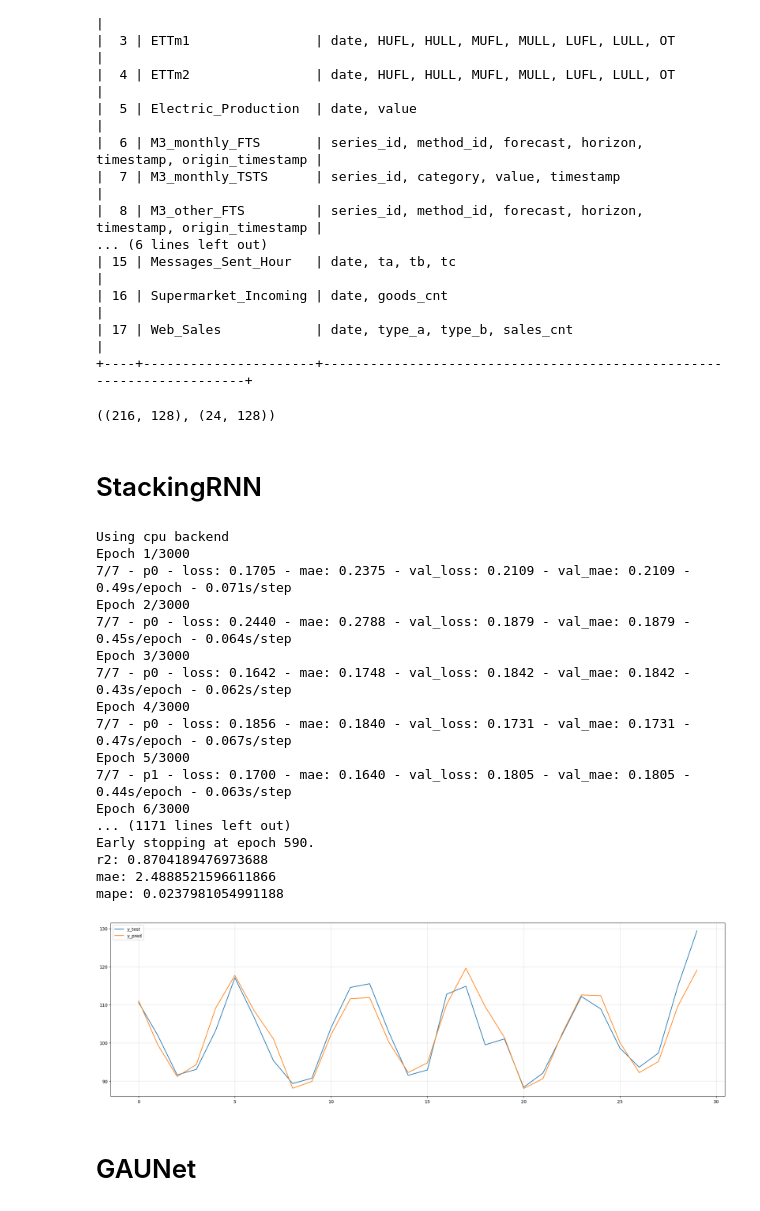
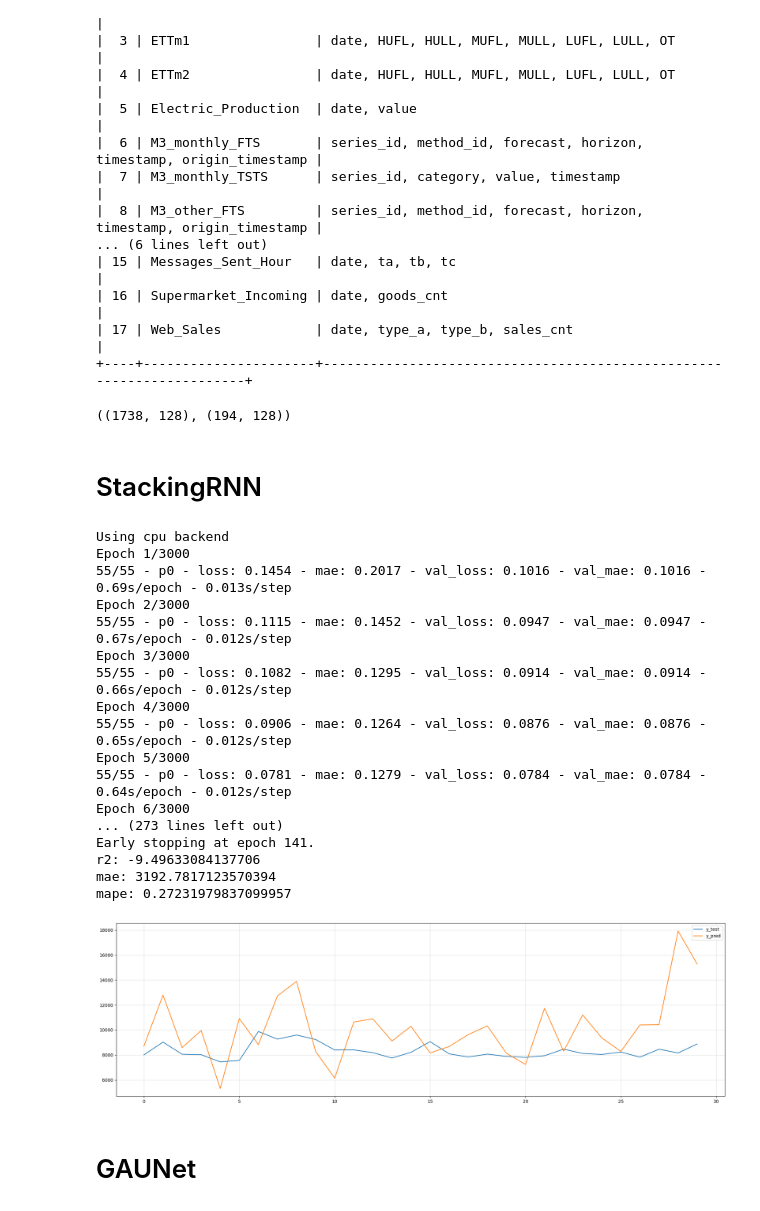
Before and after one commit to BirchKwok/spinesTS, a Jupyter notebook: examples/nn.ipynb, the cells around one changed output. Drawn from its saved outputs; the diff is of its cells as text; code cells hidden in the pictures.

```diff
--- a/examples/nn.ipynb
+++ b/examples/nn.ipynb
@@ -36,13 +36,13 @@ series_data = BuiltInSeriesData()
 | 17 | Web_Sales            | date, type_a, type_b, sales_cnt                                      |
 +----+----------------------+----------------------------------------------------------------------+
 # %%
-cs = series_data['Electric_Production']
+cs = series_data['Web_Sales']
 
-x_train, x_test, y_train, y_test = split_series(cs['value'], cs['value'], 128, 30, train_size=0.9)
+x_train, x_test, y_train, y_test = split_series(cs['type_a'], cs['type_a'], 128, 30, train_size=0.9)
 # %%
 x_train.shape, x_test.shape
 # %% [output]
-((216, 128), (24, 128))
+((1738, 128), (194, 128))
 # %%
 from sklearn.preprocessing import MinMaxScaler
 
@@ -55,39 +55,38 @@ y_train = scaler2.fit_transform(y_train)
 y_test = scaler2.transform(y_test)
 # %% [markdown]
 # StackingRNN
-# %%
-# selu在attention后
-model = StackingRNN(128, 30, random_seed=42, loss_fn='mae', learning_rate=0.001, dropout=0.1,
-                    stack_num=4, num_layers=1, bidirectional=True, device='cpu')
-model.fit(x_train, y_train, eval_set=(x_test, y_test), batch_size=32,
-             min_delta=0, patience=100, epochs=3000, verbose=True, lr_scheduler=None)
-y_pred_inverse = scaler2.inverse_transform(model.predict(x_test))
-
-y_test_inverse = scaler2.inverse_transform(y_test)
-
-print(f"r2: {r2_score(y_test_inverse.T, y_pred_inverse.T)}")
-print(f"mae: {mean_absolute_error(y_test_inverse, y_pred_inverse)}")
-print(f"mape: {mean_absolute_percentage_error(y_test_inverse, y_pred_inverse)}")
-a = plot2d(y_test_inverse, y_pred_inverse, eval_slices='[-1]', labels=['y_test', 'y_pred'], figsize=(20, 6))
-# %% [output]
-Using cpu backend
-Epoch 1/3000
-7/7 - p0 - loss: 0.1705 - mae: 0.2375 - val_loss: 0.2109 - val_mae: 0.2109 - 0.49s/epoch - 0.071s/step
-Epoch 2/3000
-7/7 - p0 - loss: 0.2440 - mae: 0.2788 - val_loss: 0.1879 - val_mae: 0.1879 - 0.45s/epoch - 0.064s/step
-Epoch 3/3000
-7/7 - p0 - loss: 0.1642 - mae: 0.1748 - val_loss: 0.1842 - val_mae: 0.1842 - 0.43s/epoch - 0.062s/step
-Epoch 4/3000
-7/7 - p0 - loss: 0.1856 - mae: 0.1840 - val_loss: 0.1731 - val_mae: 0.1731 - 0.47s/epoch - 0.067s/step
-Epoch 5/3000
-7/7 - p1 - loss: 0.1700 - mae: 0.1640 - val_loss: 0.1805 - val_mae: 0.1805 - 0.44s/epoch - 0.063s/step
-Epoch 6/3000
-... (1171 lines left out)
-Early stopping at epoch 590.
-r2: 0.8704189476973688
-mae: 2.4888521596611866
-mape: 0.0237981054991188
-[figure, removed]
+# %%
+model = StackingRNN(128, 30, random_seed=42, loss_fn='mae', learning_rate=0.001, dropout=0.1,
+                    device='cpu')
+model.fit(x_train, y_train, eval_set=(x_test, y_test), batch_size=32,
+             min_delta=0, patience=100, epochs=3000, verbose=True, lr_scheduler=None)
+y_pred_inverse = scaler2.inverse_transform(model.predict(x_test))
+
+y_test_inverse = scaler2.inverse_transform(y_test)
+
+print(f"r2: {r2_score(y_test_inverse.T, y_pred_inverse.T)}")
+print(f"mae: {mean_absolute_error(y_test_inverse, y_pred_inverse)}")
+print(f"mape: {mean_absolute_percentage_error(y_test_inverse, y_pred_inverse)}")
+a = plot2d(y_test_inverse, y_pred_inverse, eval_slices='[-1]', labels=['y_test', 'y_pred'], figsize=(20, 6))
+# %% [output]
+Using cpu backend
+Epoch 1/3000
+55/55 - p0 - loss: 0.1454 - mae: 0.2017 - val_loss: 0.1016 - val_mae: 0.1016 - 0.69s/epoch - 0.013s/step
+Epoch 2/3000
+55/55 - p0 - loss: 0.1115 - mae: 0.1452 - val_loss: 0.0947 - val_mae: 0.0947 - 0.67s/epoch - 0.012s/step
+Epoch 3/3000
+55/55 - p0 - loss: 0.1082 - mae: 0.1295 - val_loss: 0.0914 - val_mae: 0.0914 - 0.66s/epoch - 0.012s/step
+Epoch 4/3000
+55/55 - p0 - loss: 0.0906 - mae: 0.1264 - val_loss: 0.0876 - val_mae: 0.0876 - 0.65s/epoch - 0.012s/step
+Epoch 5/3000
+55/55 - p0 - loss: 0.0781 - mae: 0.1279 - val_loss: 0.0784 - val_mae: 0.0784 - 0.64s/epoch - 0.012s/step
+Epoch 6/3000
+... (273 lines left out)
+Early stopping at epoch 141.
+r2: -9.49633084137706
+mae: 3192.7817123570394
+mape: 0.27231979837099957
+[figure, added]
 # %% [markdown]
 # GAUNet
 # %%
```
Also changed, not shown: parts of 1 cell of this notebook, 5 other files.
